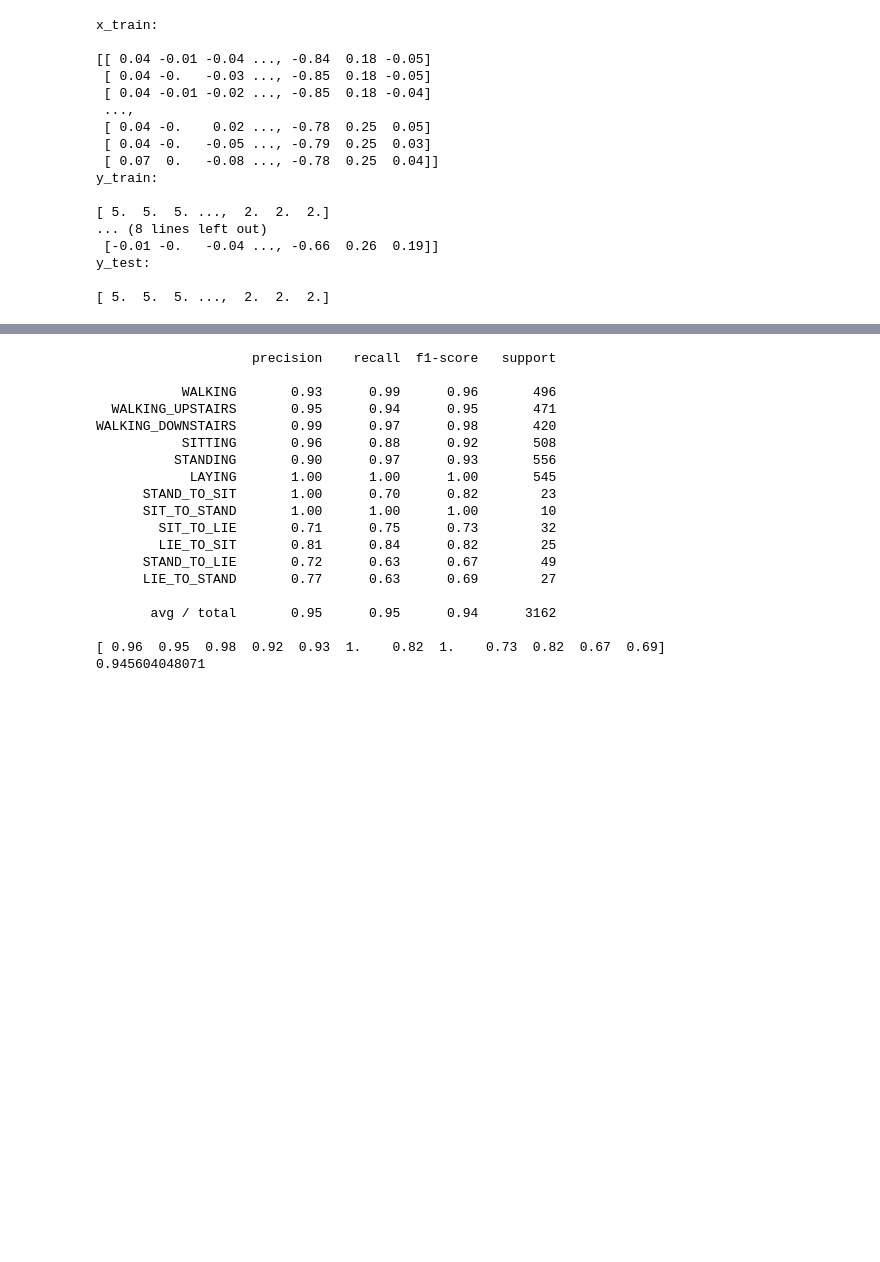
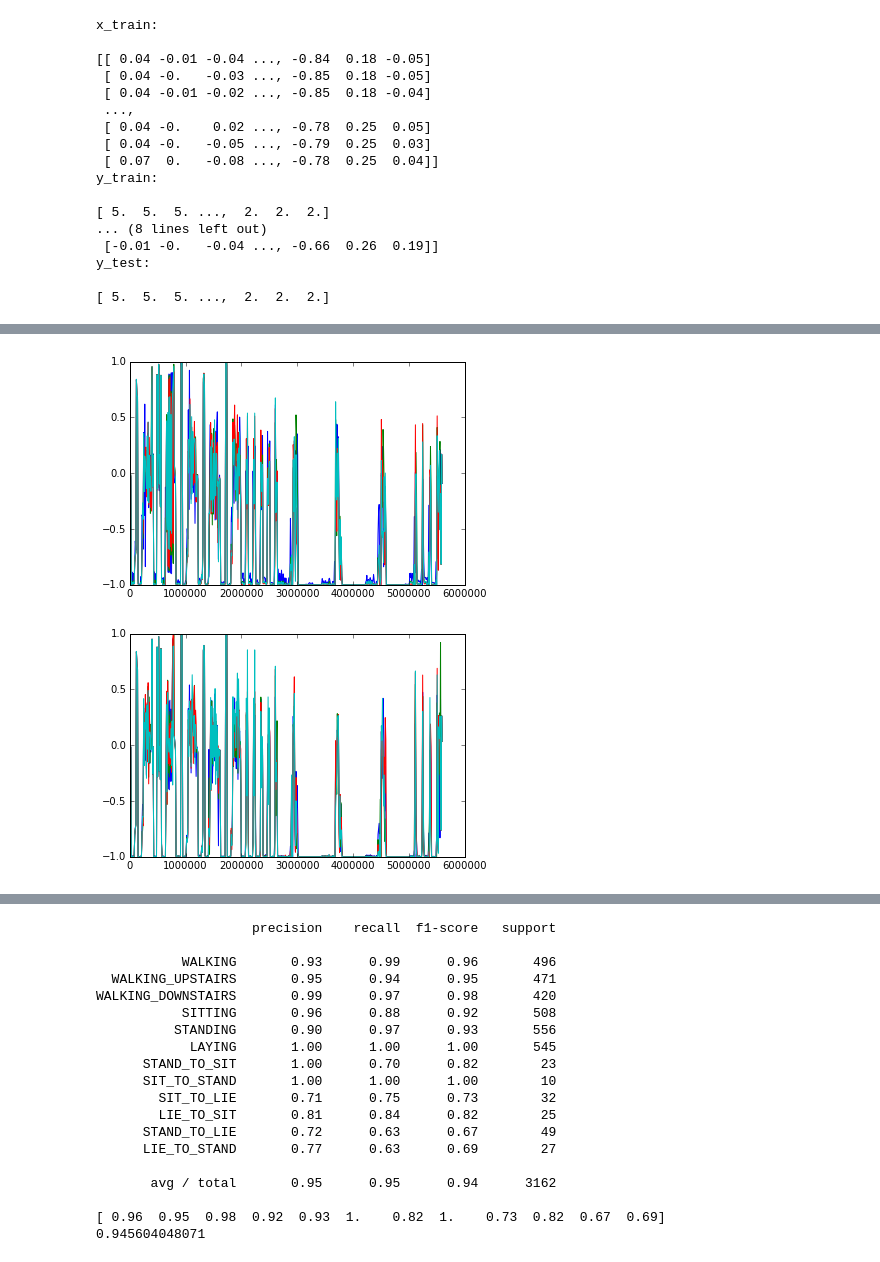
Before and after one commit to ajagarapu/SmartHARP, a Jupyter notebook: code/SmartHARP.ipynb, the cells around one changed output, grey strips where cells are left out. Drawn from its saved outputs; the diff is of its cells as text; code cells hidden in the pictures; blank space fills up the shorter version.

```diff
--- a/code/SmartHARP.ipynb
+++ b/code/SmartHARP.ipynb
@@ -55,10 +63,20 @@ plt.show()
 # %%
 #Sitting
 plt.plot([k*10000 for k in range(len(x_test[17]))],x_test[17])
 plt.plot([k*10000 for k in range(len(x_test[18]))],x_test[18])
 plt.plot([k*10000 for k in range(len(x_test[19]))],x_test[19])
 plt.plot([k*10000 for k in range(len(x_test[20]))],x_test[20])
 plt.show()
+
+plt.plot([k*10000 for k in range(len(x_train[30]))],x_train[30])
+plt.plot([k*10000 for k in range(len(x_train[31]))],x_train[31])
+#plt.plot([k*10000 for k in range(len(x_test[329]))],x_test[329])
+plt.plot([k*10000 for k in range(len(x_train[32]))],x_train[32])
+plt.plot([k*10000 for k in range(len(x_train[33]))],x_train[33])
+plt.show()
+# %% [output]
+[figure, added]
+[figure, added]
 # %%
 #STAND_TO_LIE
 plt.plot([k*10000 for k in range(len(x_test[47]))],x_test[47])
```
Also changed, not shown: parts of 12 cells of this notebook.
